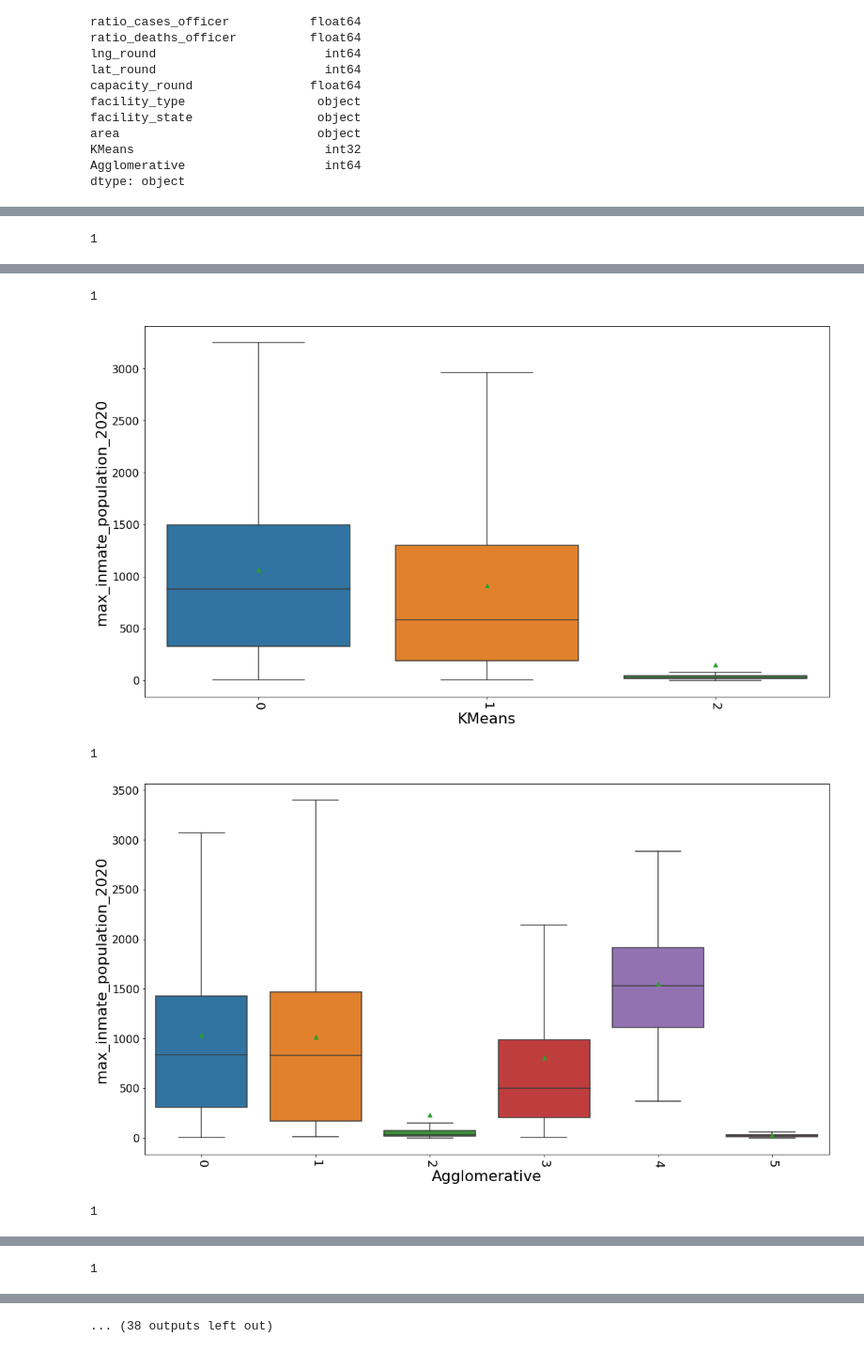
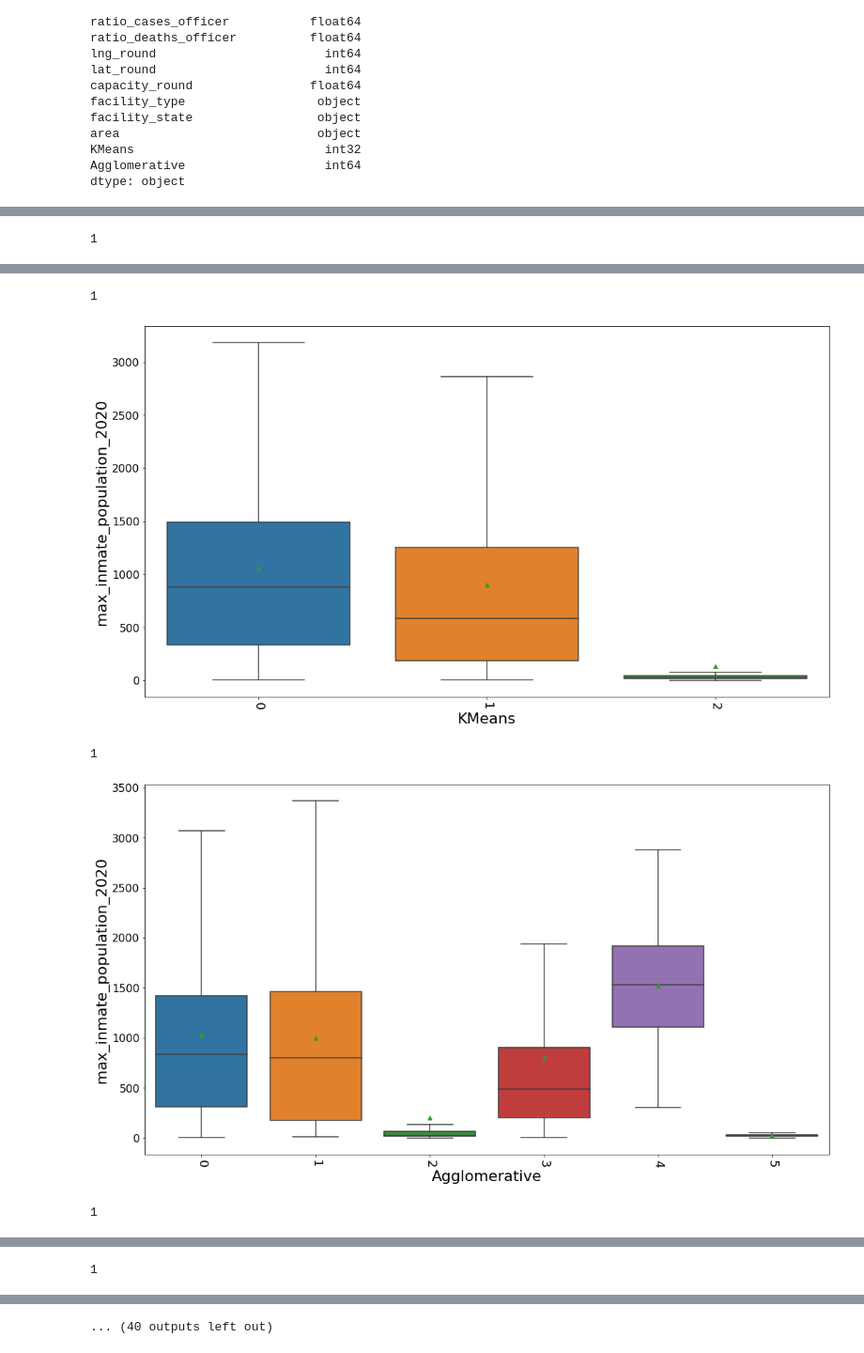
Before and after one commit to rasko1001/Project_data_mining, a Jupyter notebook: project_covid19_prison.ipynb, the cells around one changed output, grey strips where cells are left out. Shown at 94% size. Drawn from its saved outputs; the diff is of its cells as text; code cells hidden in the pictures.

```diff
--- a/project_covid19_prison.ipynb
+++ b/project_covid19_prison.ipynb
@@ -38,6 +40,7 @@ facilities
 2639 rows × 16 columns
 # %%
 facilities = facilities.dropna(subset=['latest_inmate_population'])
+facilities = facilities.reset_index(drop = True)
 
 facilities['capacity'] = 1
 facilities['capacity'] = facilities.apply(lambda x: float("nan") if (math.isnan(x.max_inmate_population_2020)) or (math.isnan(x.latest_inmate_population)) else int(x.latest_inmate_population / x.max_inmate_population_2020 * 100) / 100, axis = 1)
@@ -46,12 +49,13 @@ t = facilities['facility_type'].value_counts(normalize=True)
 #display(t)
 s = facilities['capacity'].value_counts(normalize=True)
 #display(s)
-facilities.capacity_nan = facilities['capacity']
+facilities['capacity_nan'] = facilities['capacity']
 
 facilities.loc[facilities['capacity'].isna(), 'capacity_nan'] = np.random.choice(s.index, p=s.values, size=facilities['capacity'].isna().sum())
 #display(facilities.sort_values(by=['capacity_nan']))
 facilities.max_inmate_population_2020 = facilities.apply(lambda x: x.max_inmate_population_2020 if math.isnan(x.capacity_nan) or x.capacity_nan == 0 else x.latest_inmate_population / x.capacity_nan, axis = 1)
 facilities = facilities.dropna(subset=['max_inmate_population_2020'])
+
 facilities.max_inmate_population_2020 = facilities.max_inmate_population_2020.astype(int)
 #display(facilities.sort_values(by=['capacity_nan']))
 
@@ -150,45 +244,33 @@ facilities
 # %%
-mydata = facilities.copy()
-#mydata = pd.read_csv("after_clean.csv")
+# Takes down a variables that is not relevant to the clustering analysis
 
-# יש עדיין כמה נאלים שלא בעמודות החדשות שרסקו הוסיף אז מוחק תשורות עם הנאלים
-mydata = mydata.dropna(subset = mydata.columns.values[:-2]).reset_index(drop = True)
+mydata = mydata.drop(columns = ['facility_name'])
 
-# add relevant features
-mydata['ratio_cases_inmate']   = mydata['total_inmate_cases']   / mydata['max_inmate_population_2020']
-mydata['ratio_deaths_inmate']  = mydata['total_inmate_deaths']  / mydata['max_inmate_population_2020']
-mydata['ratio_cases_officer']  = mydata['total_officer_cases']  / mydata['max_inmate_population_2020']
-mydata['ratio_deaths_officer'] = mydata['total_officer_deaths'] / mydata['max_inmate_population_2020']
 
-# יצירת עותק לניתוח אחרי הקלאסטרינג
-data_before_encoding = mydata.copy()
-
-mydata = mydata.drop(columns = ['nyt_id','facility_name','capacity','capacity_nan','facility_county_fips'])
+#Convert numeric variables to categorical variables
 
 ohe = OneHotEncoder(sparse=False)
 
-# רק את העמודות הבאות אני ממיר לנומרי. השאר או כבר נומרי או לא רלוונטי לניתוח
 a = ['facility_type' , 'facility_city' , 'facility_county' , 'facility_state']
 
 b = ohe.fit_transform(mydata[a])
 
-# הנתונים המומרים לעיל הם מסוג נאמפיי אז אני עורך פה לדאטה פריים חתיך
-# בלולאות אני פשוט מושך את כל השמות לרשימה אחת
 c = pd.DataFrame(b , columns = [j for i in range(4) for j in ohe.categories_[i]])
 
-# מחבר בין הדאטה המקורי שכבר היה לנו לעמודות החדשות
 mydata = pd.concat([mydata , c] , axis = 1 , ignore_index = False)
 
-# מעיף תעמודות שהימרתי אותן הרגע לנומרי
 mydata = mydata.drop(columns = a)
 
 
-from sklearn.preprocessing import MinMaxScaler
+
+# normalization
+
 scaler = MinMaxScaler()
 scaler.fit(mydata)
 scaler.transform(mydata)
 
 mydata = pd.DataFrame(scaler.transform(mydata),columns = mydata.columns)
+
 mydata
 # %% [output]
 |  | facility_lng | facility_lat | latest_inmate_population | max_inmate_population_2020 | total_inmate_cases | ... |
@@ -336,5 +451,5 @@ data_original['capacity_round'] = data_original.apply(lambda x: myround_freq(x.c
 # %%
-data_imputed  = data_imputed. filter(items =  ['latest_inmate_population', 'max_inmate_population_2020', 'total_inmate_cases', 'total_inmate_deaths', 'total_officer_cases', 'total_officer_deaths', 'ratio_cases_inmate', 'ratio_deaths_inmate', 'ratio_cases_officer', 'ratio_deaths_officer', 'lng_round', 'lat_round', 'capacity_round', 'facility_type', 'facility_state', 'area', 'KMeans', 'Agglomerative'])
+data_imputed  = data_imputed.filter(items =  ['latest_inmate_population', 'max_inmate_population_2020', 'total_inmate_cases', 'total_inmate_deaths', 'total_officer_cases', 'total_officer_deaths', 'ratio_cases_inmate', 'ratio_deaths_inmate', 'ratio_cases_officer', 'ratio_deaths_officer', 'lng_round', 'lat_round', 'capacity_round', 'facility_type', 'facility_state', 'area', 'KMeans', 'Agglomerative'])
 data_original = data_original.filter(items =  ['latest_inmate_population', 'max_inmate_population_2020', 'total_inmate_cases', 'total_inmate_deaths', 'total_officer_cases', 'total_officer_deaths', 'ratio_cases_inmate', 'ratio_deaths_inmate', 'ratio_cases_officer', 'ratio_deaths_officer', 'lng_round', 'lat_round', 'capacity_round', 'facility_type', 'facility_state', 'area', 'KMeans', 'Agglomerative'])
 data = data.filter(items =  ['latest_inmate_population', 'max_inmate_population_2020', 'total_inmate_cases', 'total_inmate_deaths', 'total_officer_cases', 'total_officer_deaths', 'ratio_cases_inmate', 'ratio_deaths_inmate', 'ratio_cases_officer', 'ratio_deaths_officer', 'lng_round', 'lat_round', 'capacity_round', 'facility_type', 'facility_state', 'area', 'KMeans', 'Agglomerative'])
 # %%
@@ -365,37 +480,37 @@ for a_col in data_imputed.columns[:16]:
         try:
             if a_col != 'facility_type' and a_col != 'facility_state' and a_col != 'area':
                 print(1)
-                sns.boxplot(x = b_col, y = a_col, data = data, showfliers = False, showmeans = True)
+                sns.boxplot(x = b_col, y = a_col, data = data_imputed, showfliers = False, showmeans = True)
                 fig = plt.gcf()
                 fig.set_size_inches(18, 10)
                 plt.xticks(fontsize = 18, rotation=-90)
                 plt.yticks(fontsize = 16)
                 plt.xlabel(b_col, fontsize = 22)
                 plt.ylabel(a_col, fontsize = 22)
                 plt.show()
 
             else:
-                b
+                b_col
 
         except:
             print(a_col, b_col)
             sns.catplot(x = b_col, hue = a_col, kind = "count", data = data)
             fig = plt.gcf()
             fig.set_size_inches(18, 10)
             plt.xticks(fontsize = 18, rotation=-90)
             plt.yticks(fontsize = 16)
             plt.xlabel(b_col, fontsize = 22)
             plt.ylabel(a_col, fontsize = 22)
             plt.show()
 # %% [output]
 1
 [figure]
 1
 [figure]
 1
-[figure, old version]
+[figure, new version]
 1
-[figure, old version]
+[figure, new version]
 1
 [figure]
 1
@@ -403 +518 @@ for a_col in data_imputed.columns[:16]:
-... (38 outputs left out)
+... (40 outputs left out)
```
Also changed, not shown: parts of 20 cells of this notebook.
